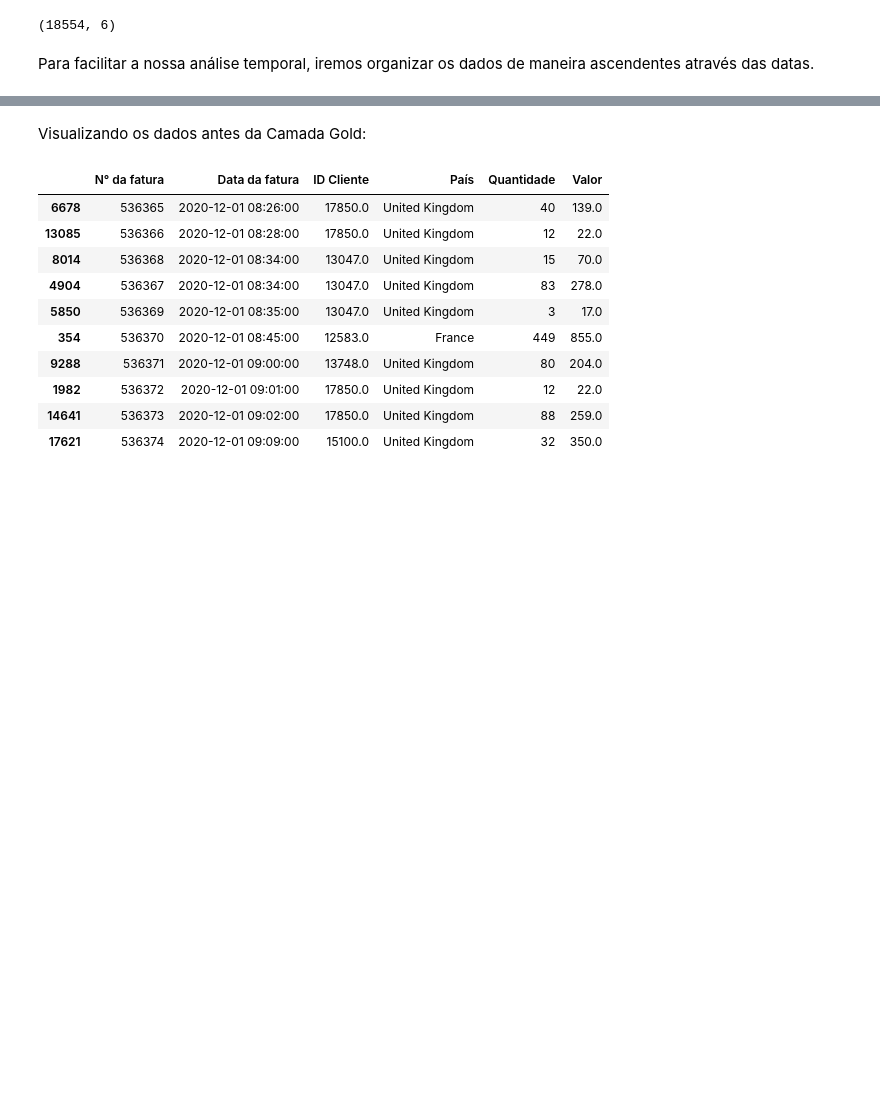
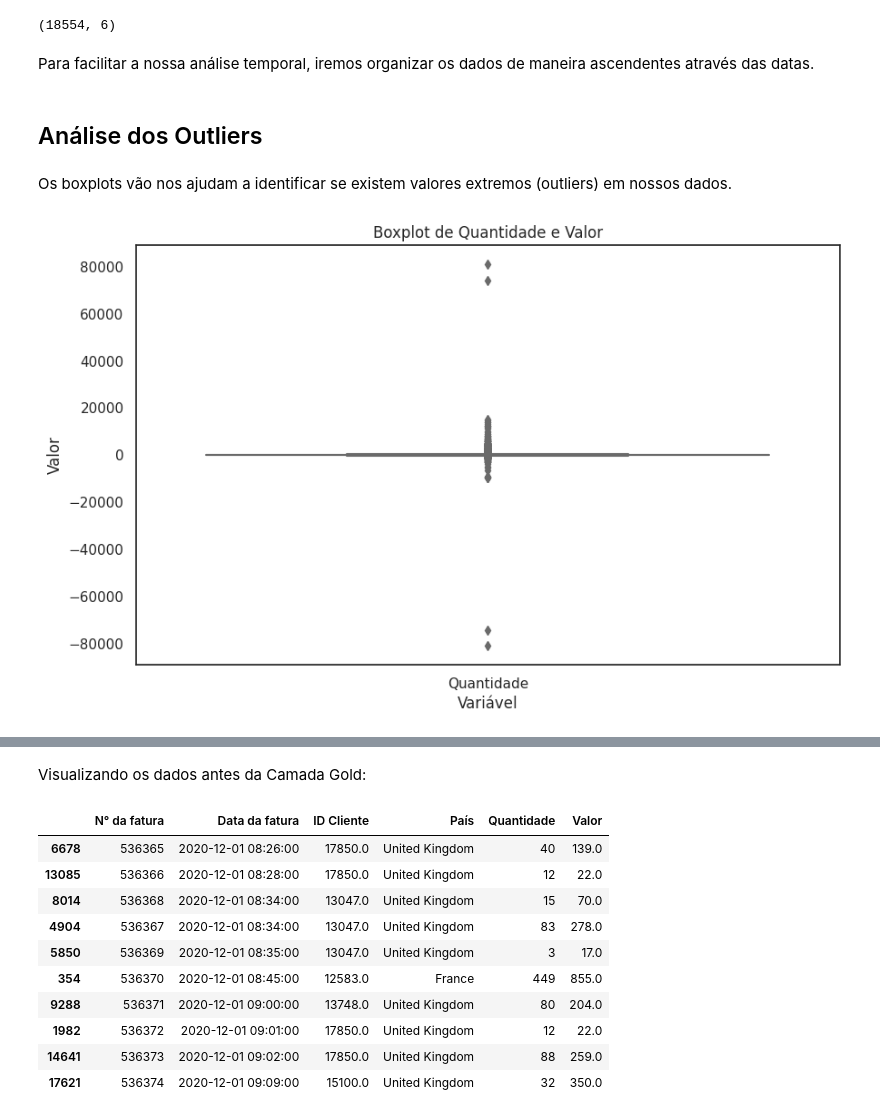
Before and after one commit to Isadoramesquitaa/Ada-Tech, a Jupyter notebook: Estatística/Projeto_Turma_1104.ipynb, the cells around one changed output, grey strips where cells are left out. Cells and saved outputs as stored; diff of their text form; code cells hidden in the pictures; blank space fills up the shorter version.

```diff
--- a/Estatística/Projeto_Turma_1104.ipynb
+++ b/Estatística/Projeto_Turma_1104.ipynb
@@ -285,3 +285,18 @@ Para facilitar a nossa análise temporal, iremos organizar os dados de maneira a
 # %%
 # Ordenando pela Data da Fatura
 df_silver.sort_values(by=['Data da fatura'], inplace=True)
+# %% [markdown]
+## Análise dos Outliers
+# %% [markdown]
+
+Os boxplots vão nos ajudam a identificar se existem valores extremos (outliers) em nossos dados.
+# %%
+# Plotando boxplots para Quantidade e Valor
+plt.figure(figsize=(10, 6))
+sns.boxplot(data=df_bronze[['Quantidade', 'Valor']])
+plt.title('Boxplot de Quantidade e Valor')
+plt.xlabel('Variável')
+plt.ylabel('Valor')
+plt.show()
+# %% [output]
+[figure, added]
```
Also changed, not shown: parts of 39 cells of this notebook.
